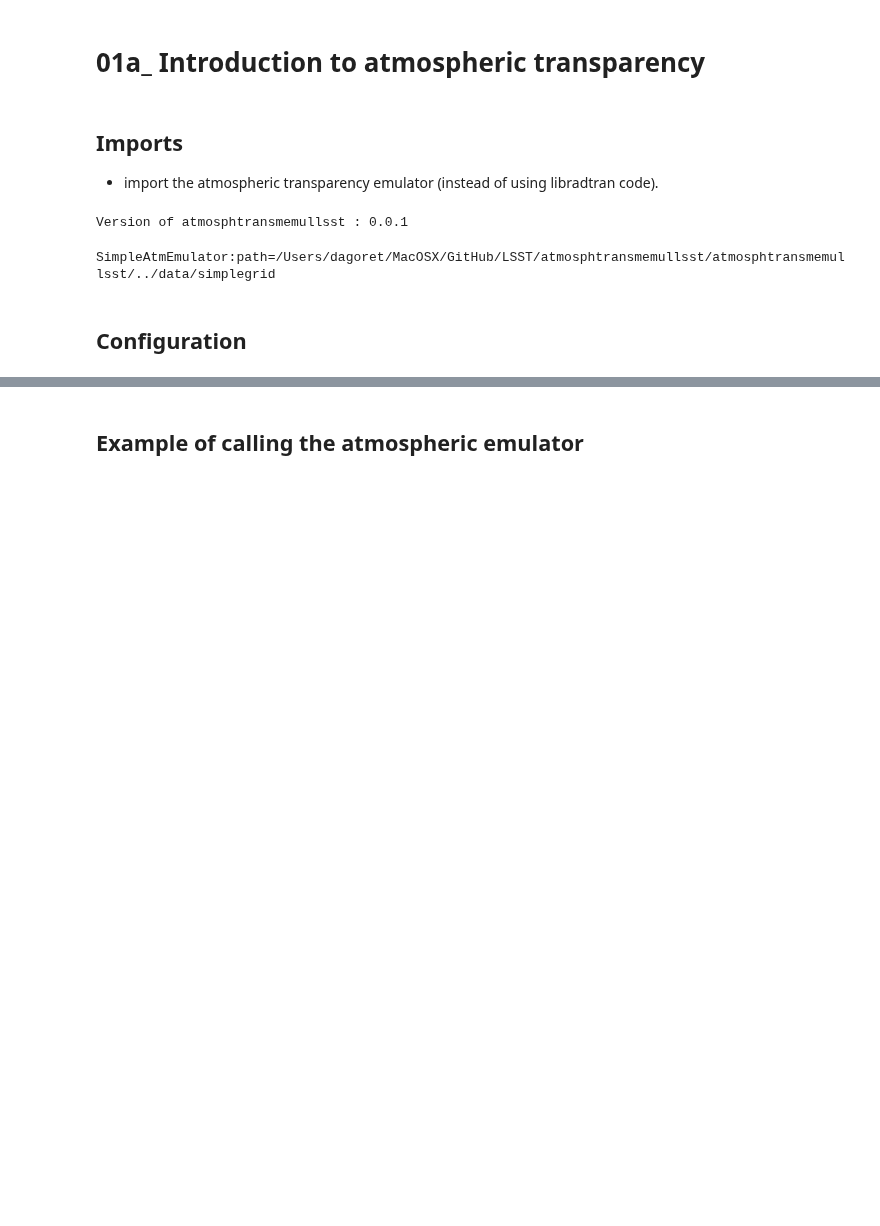
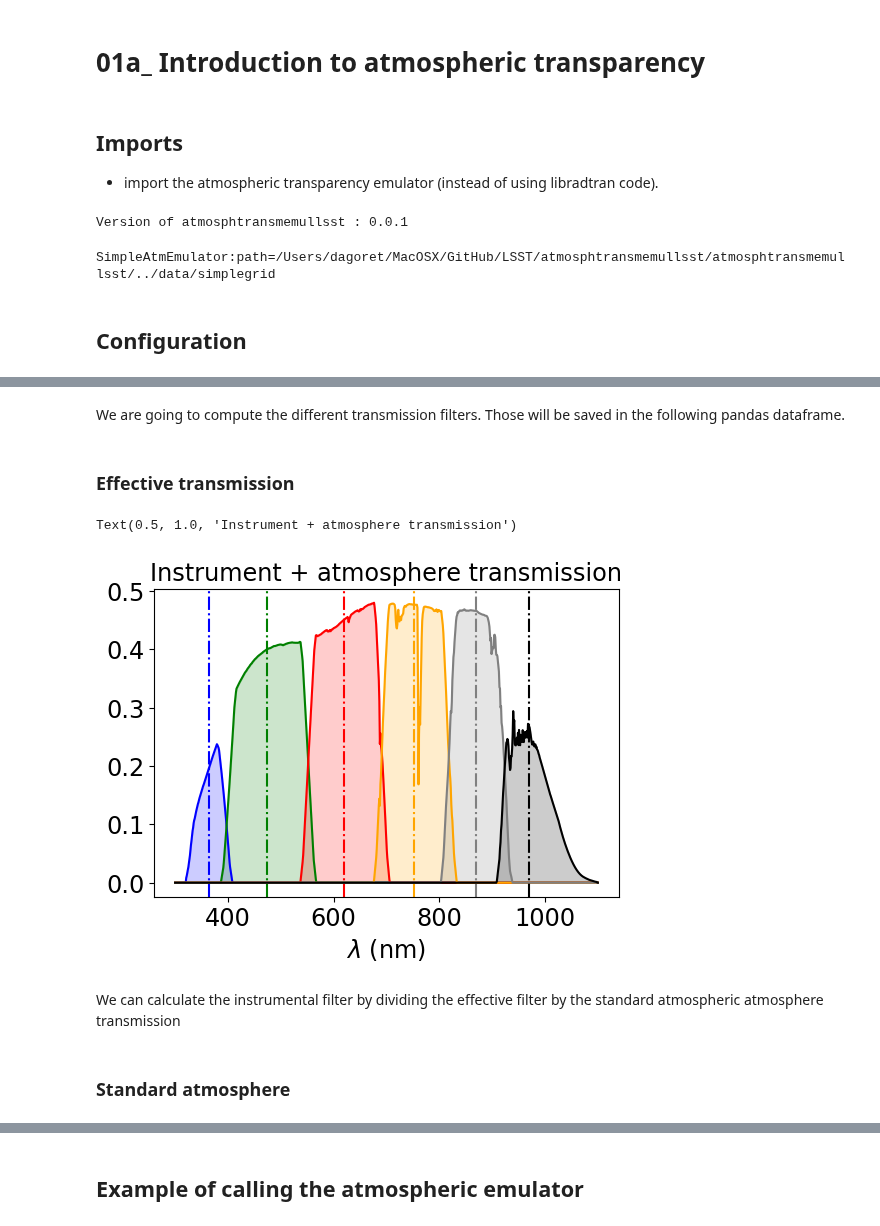
Before and after one commit to sylvielsstfr/RubinLSSTPhotometricCorrTuto, a Jupyter notebook: notebooks/01_AtmosphericParamExtraction/01a_IntroAtmosphericTransparency.ipynb, the cells around one changed output, grey strips where cells are left out. Drawn from its saved outputs; the diff is of its cells as text; code cells hidden in the pictures; blank space fills up the shorter version.

```diff
--- a/notebooks/01_AtmosphericParamExtraction/01a_IntroAtmosphericTransparency.ipynb
+++ b/notebooks/01_AtmosphericParamExtraction/01a_IntroAtmosphericTransparency.ipynb
@@ -40,2 +47,5 @@ WL = emul.GetWL()
+# %%
+path_rubin_sim_throughput=os.path.join(os.getenv("HOME"),"rubin_sim_data/throughputs/baseline")
+atm_std_filename = "atmos_std.dat"
 # %% [markdown]
 ## Configuration
@@ -41,0 +68,7 @@ WL = emul.GetWL()
+# %%
+FILTERWL = np.array([[ 324.03003755,  402.12765957,  363.59690349,   78.09762203],
+       [ 392.11514393,  561.32665832,  473.54069923,  169.21151439],
+       [ 542.3028786 ,  700.50062578,  619.49926767,  158.19774718],
+       [ 681.47684606,  827.65957447,  752.01084117,  146.18272841],
+       [ 808.63579474,  932.79098874,  868.488419  ,  124.15519399],
+       [ 914.76846058, 1044.93116395,  969.10570859,  130.16270338]])
@@ -41,0 +83,42 @@ WL = emul.GetWL()
+# %% [markdown]
+We are going to compute the different transmission filters.
+Those will be saved in the following pandas dataframe.
+# %%
+df_std=pd.DataFrame()  # dataframe to hold all transmissions
+df_std["wl"] = WL      # wavelength array saved in the dataframe
+# %% [markdown]
+### Effective transmission
+# %%
+fig, axs = plt.subplots(1,1,figsize=(6,4))
+
+# loop on filter
+for index,filename in enumerate(filter_filenames):
+    fullfilename=os.path.join(path_rubin_sim_throughput,filename)
+    arr= np.loadtxt(fullfilename)
+
+    # interpolate  filter transmission
+    ff = interpolate.interp1d(x=arr[:,0], y=arr[:,1],fill_value="extrapolate")
+
+    # filter throughput including atm
+    throughput_x_atm = ff(WL)
+    # filter throughput without atm
+    #throughput2=throughput1/atm_std
+
+    tag1="tot_"+filter_tagnames[index] # tagname meaning the total transmission
+
+    df_std[tag1] = throughput_x_atm # save the throughput for later use
+
+    axs.plot(WL,throughput_x_atm,color=filter_color[index])
+    axs.fill_between(WL,throughput_x_atm,color=filter_color[index],alpha=0.2)
+    axs.axvline(FILTERWL[index,2],color=filter_color[index],linestyle="-.")
+
+axs.set_xlabel("$\\lambda$ (nm)")
+axs.set_title("Instrument + atmosphere transmission")
+# %% [output]
+Text(0.5, 1.0, 'Instrument + atmosphere transmission')
+[figure, added]
+# %% [markdown]
+We can calculate the instrumental filter by dividing the
+effective filter by the standard atmospheric atmosphere transmission
+# %% [markdown]
+### Standard atmosphere
```
Also changed, not shown: parts of 40 cells of this notebook.
